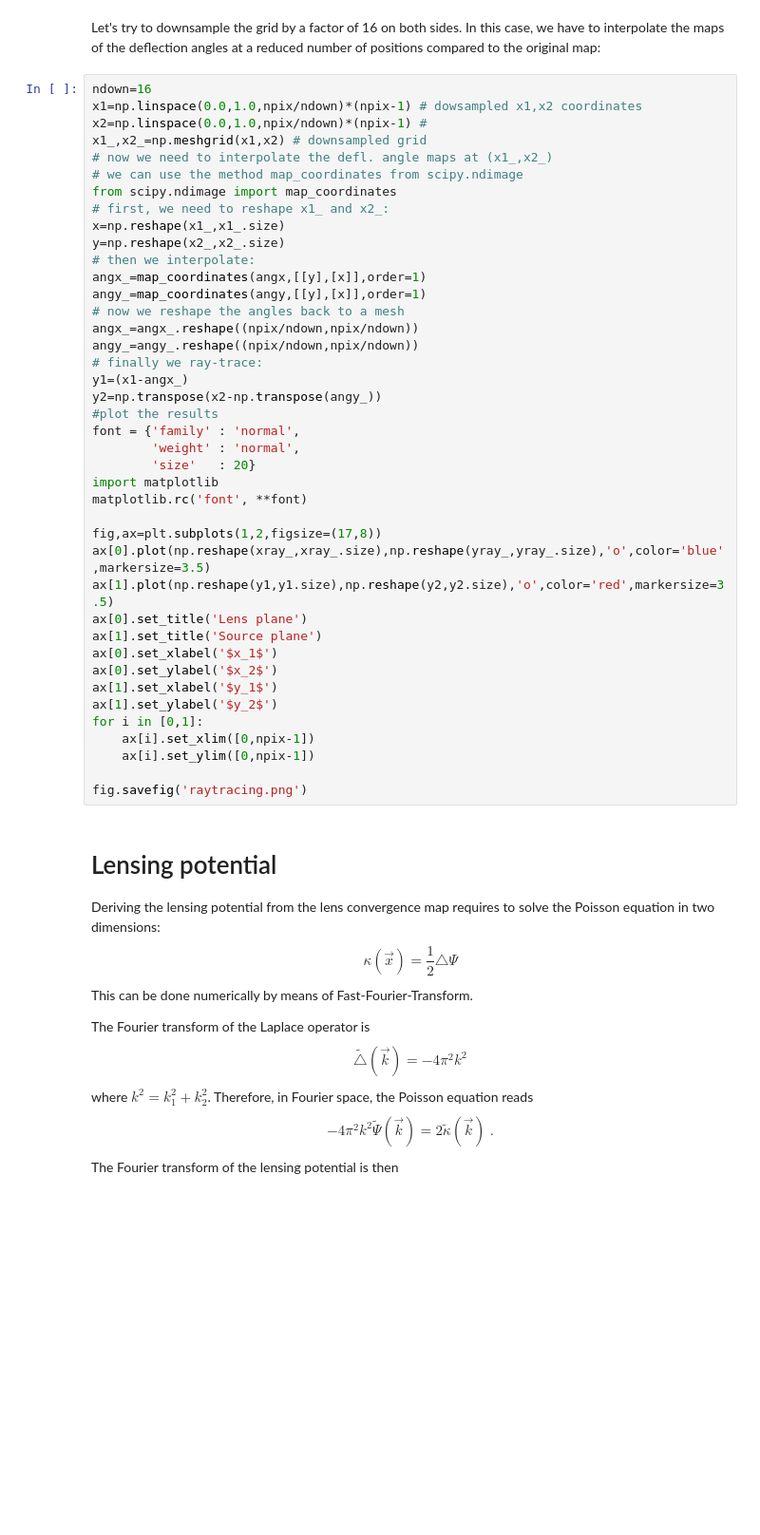
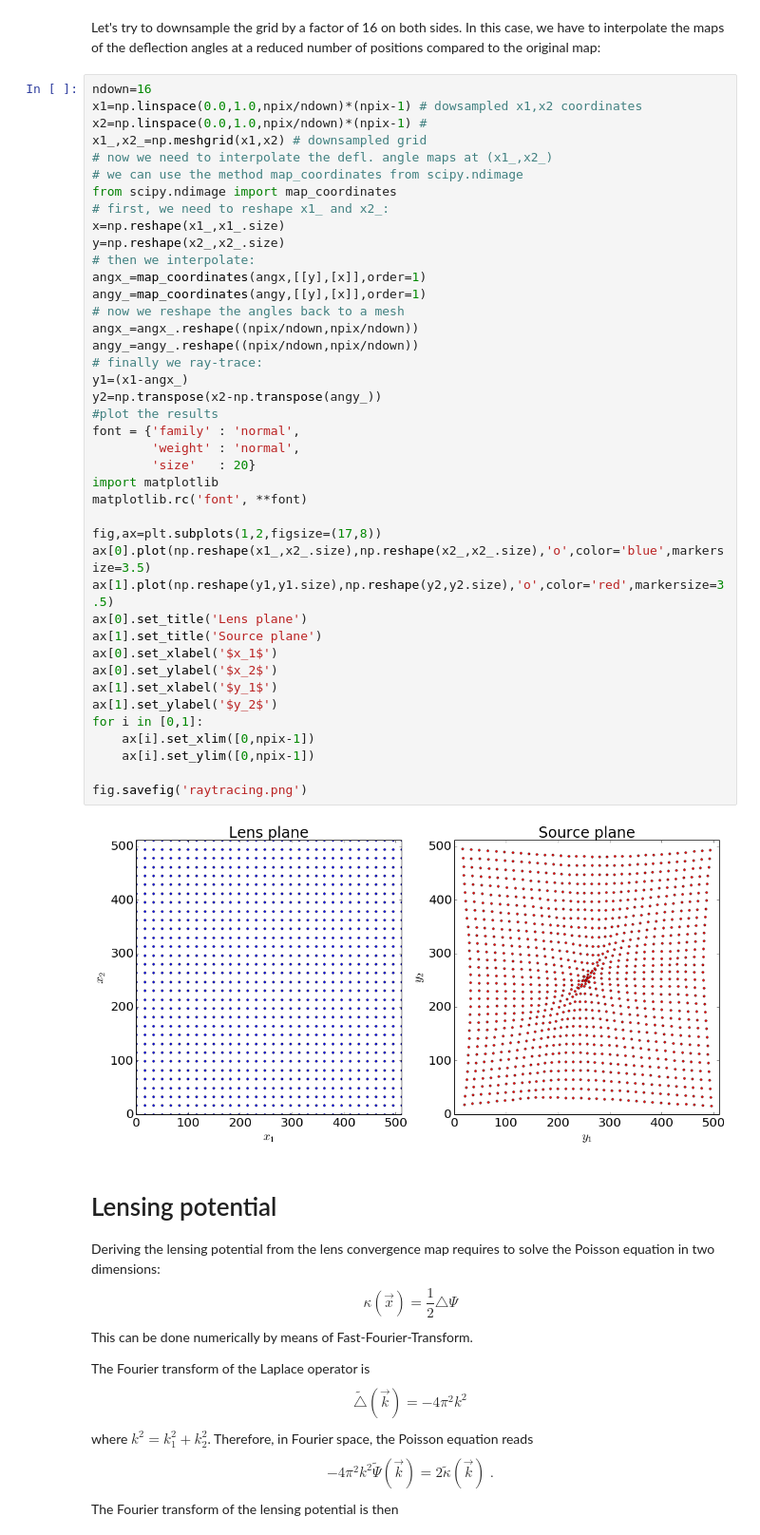
Before and after one commit to maxmen/LensingLectures, a Jupyter notebook: Lecture3_GravLens2017.ipynb, the cells around one changed output. Shown at 95% size. Cells and saved outputs as stored; diff of their text form; blank space fills up the shorter version.

```diff
--- a/Lecture3_GravLens2017.ipynb
+++ b/Lecture3_GravLens2017.ipynb
@@ -290,34 +293,36 @@ x=np.reshape(x1_,x1_.size)
 y=np.reshape(x2_,x2_.size)
 # then we interpolate:
 angx_=map_coordinates(angx,[[y],[x]],order=1)
 angy_=map_coordinates(angy,[[y],[x]],order=1)
 # now we reshape the angles back to a mesh
 angx_=angx_.reshape((npix/ndown,npix/ndown))
 angy_=angy_.reshape((npix/ndown,npix/ndown))
 # finally we ray-trace:
 y1=(x1-angx_)
 y2=np.transpose(x2-np.transpose(angy_))
 #plot the results
 font = {'family' : 'normal',
         'weight' : 'normal',
         'size'   : 20}
 import matplotlib
 matplotlib.rc('font', **font)
 
 fig,ax=plt.subplots(1,2,figsize=(17,8))
-ax[0].plot(np.reshape(xray_,xray_.size),np.reshape(yray_,yray_.size),'o',color='blue',markersize=3.5)
+ax[0].plot(np.reshape(x1_,x2_.size),np.reshape(x2_,x2_.size),'o',color='blue',markersize=3.5)
 ax[1].plot(np.reshape(y1,y1.size),np.reshape(y2,y2.size),'o',color='red',markersize=3.5)
 ax[0].set_title('Lens plane')
 ax[1].set_title('Source plane')
 ax[0].set_xlabel('$x_1$')
 ax[0].set_ylabel('$x_2$')
 ax[1].set_xlabel('$y_1$')
 ax[1].set_ylabel('$y_2$')
 for i in [0,1]:
     ax[i].set_xlim([0,npix-1])
     ax[i].set_ylim([0,npix-1])
 
 fig.savefig('raytracing.png')
+# %% [output]
+[figure, added]
 # %% [markdown]
 # Lensing potential
 
```
Also changed, not shown: parts of 2 cells of this notebook.
